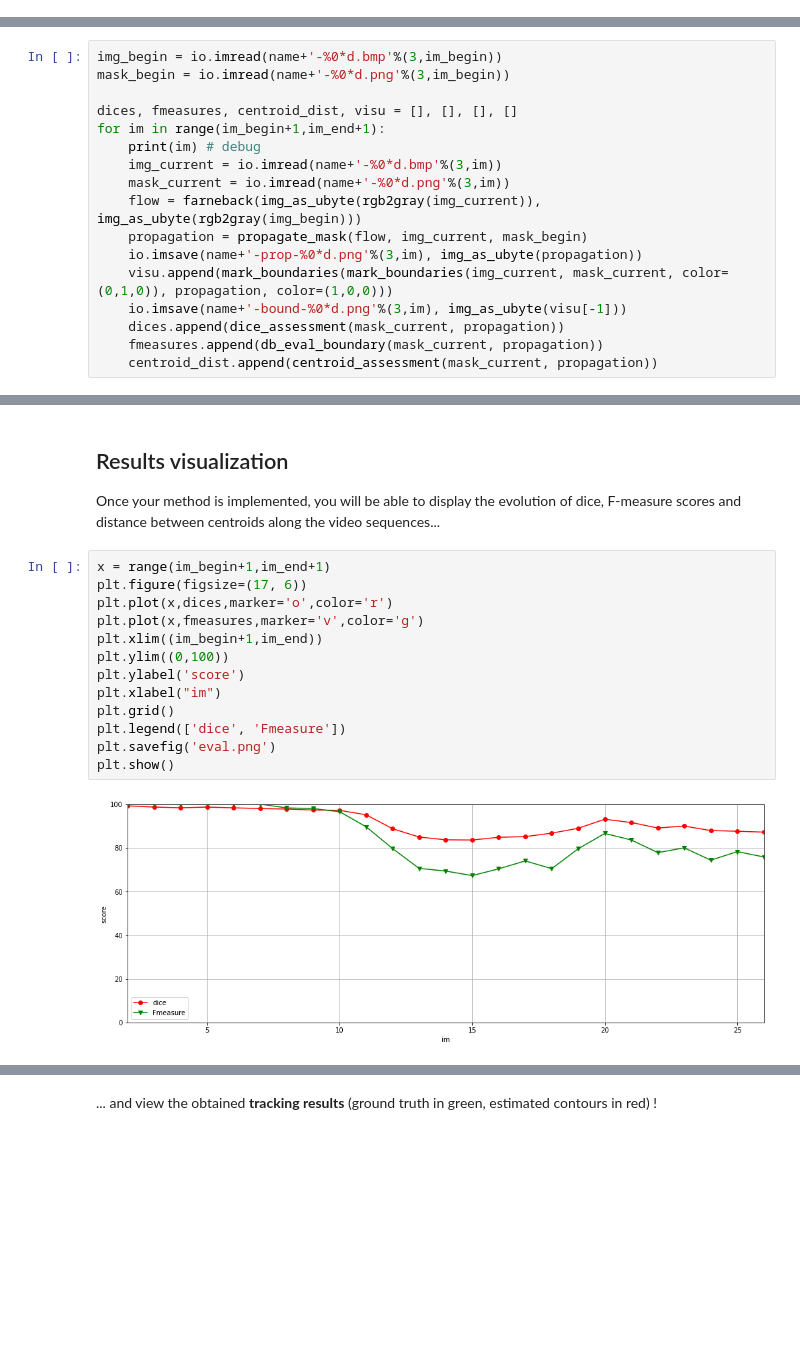
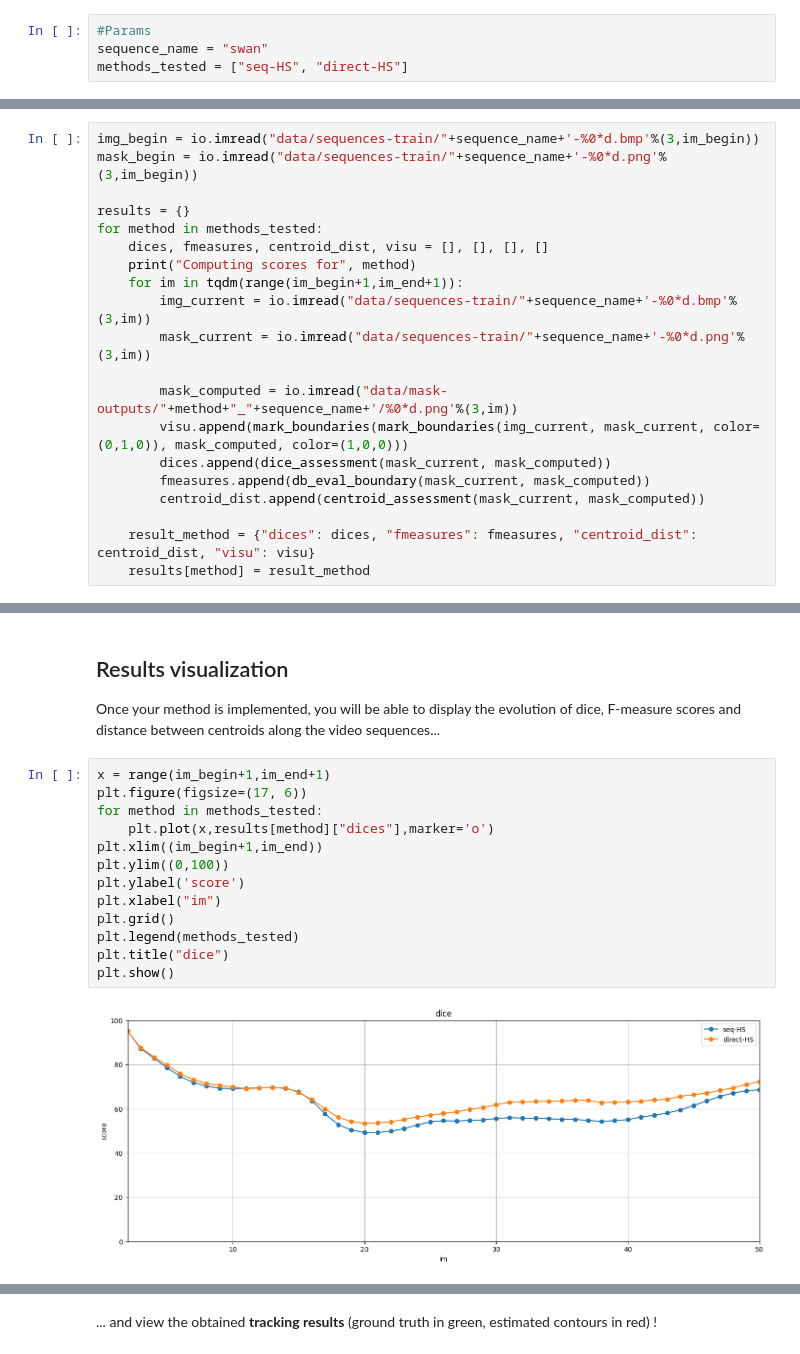
Before and after one commit to GGomez99/Optical-Flow-Motion-Estimation-Project, a Jupyter notebook: results scoring.ipynb, the cells around one changed output, grey strips where cells are left out. Saved outputs shown, nothing was run; the diff lists cells and outputs as text; blank space fills up the shorter version.

```diff
--- a/results scoring.ipynb
+++ b/results scoring.ipynb
@@ -31,0 +12,4 @@ im_begin, im_end = 1, 26 # reference image (1) and last image (varies depending
+# %%
+#Params
+sequence_name = "swan"
+methods_tested = ["seq-HS", "direct-HS"]
@@ -181,20 +170,23 @@ def centroid_assessment(groundtruth,estimated):
     b = regionprops(estimated)
     return np.linalg.norm(np.array(a[0].centroid)-np.array(b[0].centroid))
 # %%
-img_begin = io.imread(name+'-%0*d.bmp'%(3,im_begin))
-mask_begin = io.imread(name+'-%0*d.png'%(3,im_begin))
+img_begin = io.imread("data/sequences-train/"+sequence_name+'-%0*d.bmp'%(3,im_begin))
+mask_begin = io.imread("data/sequences-train/"+sequence_name+'-%0*d.png'%(3,im_begin))
 
-dices, fmeasures, centroid_dist, visu = [], [], [], []
-for im in range(im_begin+1,im_end+1):
-    print(im) # debug
-    img_current = io.imread(name+'-%0*d.bmp'%(3,im))
-    mask_current = io.imread(name+'-%0*d.png'%(3,im))
-    flow = farneback(img_as_ubyte(rgb2gray(img_current)), img_as_ubyte(rgb2gray(img_begin)))
-    propagation = propagate_mask(flow, img_current, mask_begin)
-    io.imsave(name+'-prop-%0*d.png'%(3,im), img_as_ubyte(propagation))
-    visu.append(mark_boundaries(mark_boundaries(img_current, mask_current, color=(0,1,0)), propagation, color=(1,0,0)))
-    io.imsave(name+'-bound-%0*d.png'%(3,im), img_as_ubyte(visu[-1]))
-    dices.append(dice_assessment(mask_current, propagation))
-    fmeasures.append(db_eval_boundary(mask_current, propagation))
-    centroid_dist.append(centroid_assessment(mask_current, propagation))
+results = {}
+for method in methods_tested:
+    dices, fmeasures, centroid_dist, visu = [], [], [], []
+    print("Computing scores for", method)
+    for im in tqdm(range(im_begin+1,im_end+1)):
+        img_current = io.imread("data/sequences-train/"+sequence_name+'-%0*d.bmp'%(3,im))
+        mask_current = io.imread("data/sequences-train/"+sequence_name+'-%0*d.png'%(3,im))
+
+        mask_computed = io.imread("data/mask-outputs/"+method+"_"+sequence_name+'/%0*d.png'%(3,im))
+        visu.append(mark_boundaries(mark_boundaries(img_current, mask_current, color=(0,1,0)), mask_computed, color=(1,0,0)))
+        dices.append(dice_assessment(mask_current, mask_computed))
+        fmeasures.append(db_eval_boundary(mask_current, mask_computed))
+        centroid_dist.append(centroid_assessment(mask_current, mask_computed))
+
+    result_method = {"dices": dices, "fmeasures": fmeasures, "centroid_dist": centroid_dist, "visu": visu}
+    results[method] = result_method
 # %% [output]
@@ -222,15 +199,15 @@ Once your method is implemented, you will be able to display the evolution of di
 # %%
 x = range(im_begin+1,im_end+1)
 plt.figure(figsize=(17, 6))
-plt.plot(x,dices,marker='o',color='r')
-plt.plot(x,fmeasures,marker='v',color='g')
+for method in methods_tested:
+    plt.plot(x,results[method]["dices"],marker='o')
 plt.xlim((im_begin+1,im_end))
 plt.ylim((0,100))
 plt.ylabel('score')
 plt.xlabel("im")
 plt.grid()
-plt.legend(['dice', 'Fmeasure'])
-plt.savefig('eval.png')
+plt.legend(methods_tested)
+plt.title("dice")
 plt.show()
 # %% [output]
-[figure, old version]
+[figure, new version]
```
Also changed, not shown: parts of 11 cells of this notebook, 3 other files.
